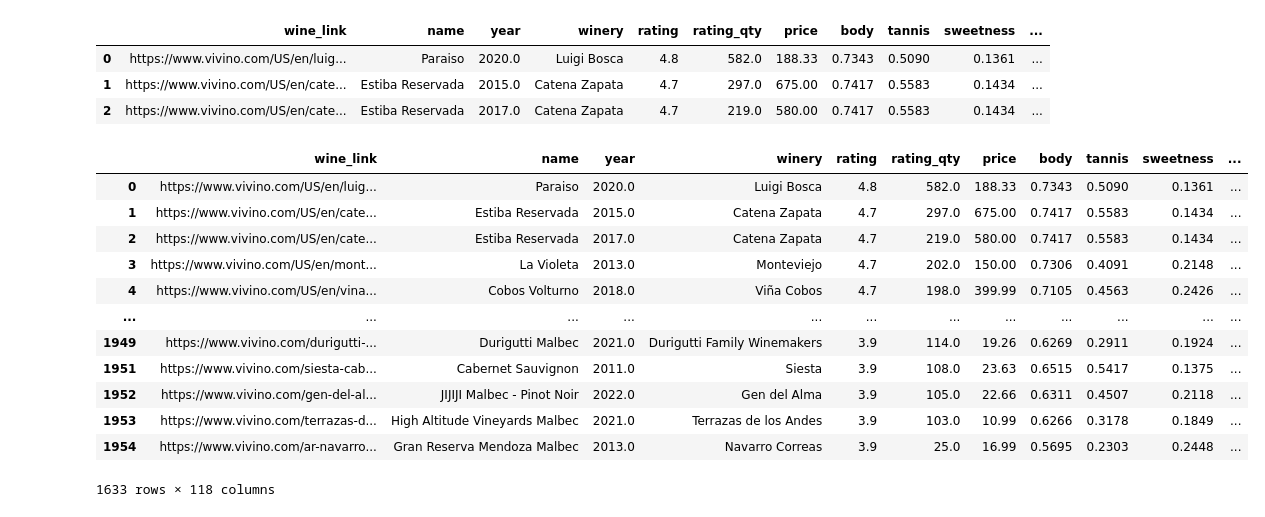
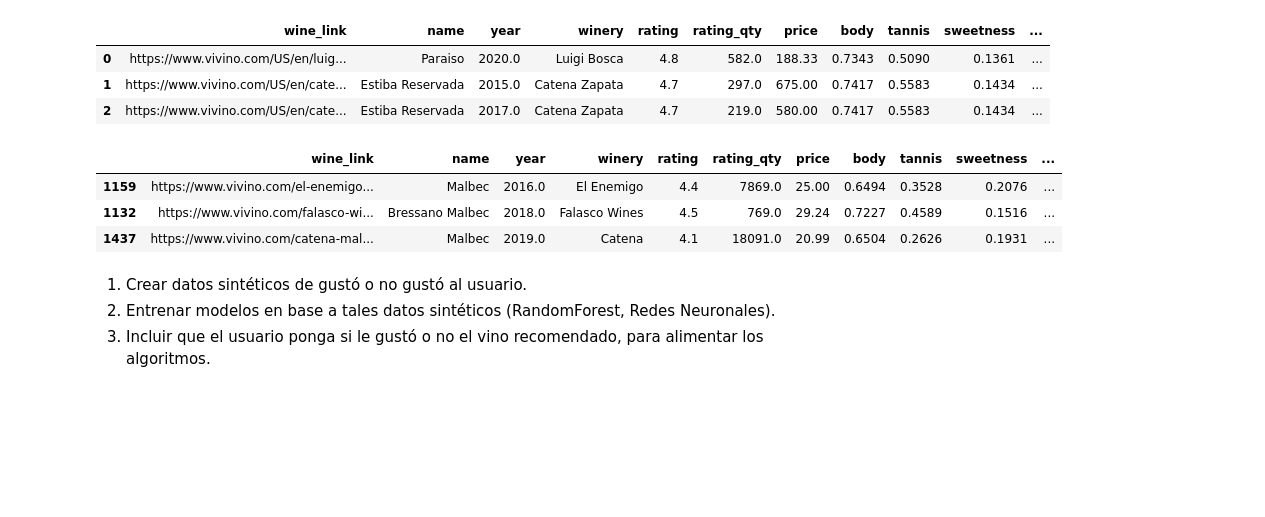
Before and after one commit to Tino27Gut/WineRecommendation, a Jupyter notebook: notebooks/models_draft.ipynb, the cells around one changed output. Drawn from its saved outputs; the diff is of its cells as text; code cells hidden in the pictures; blank space fills up the shorter version.

Commit message:
Termina el draft del modelo de recomendación propio

```diff
--- a/notebooks/models_draft.ipynb
+++ b/notebooks/models_draft.ipynb
@@ -27,45 +29,62 @@ wines.head(3)
 | 2 | https://www.vivino.com/US/en/cate... | Estiba Reservada | 2017.0 | Catena Zapata | 4.7 | 219.0 | 580.00 | 0.7417 | 0.5583 | 0.1434 | ... |
 # %%
 from scipy import stats
+from sklearn.metrics.pairwise import euclidean_distances
+from sklearn.preprocessing import MinMaxScaler
 
 wines_copy = wines.copy()
 
 user_input = {
-    "pairing_list": ["beef"],
+    "pairing_list": ["beef", "pasta"],
     "precio_min": 20,
     "precio_max": 100,
+    "tastes": {
+        "body": 0.1,
+        "tannis": 0.1,
+        "sweetness": 0.5,
+        "acidity": 0.1
+    }
 }
 
 # Filtro por pairings
 user_pairings = user_input["pairing_list"]
 wine_base = wines_copy[wines_copy[user_pairings].sum(axis=1)>0]
 
 # Filtro por precio
 wine_base = wine_base[wine_base["price"]>=user_input["precio_min"]]
 wine_base = wine_base[wine_base["price"]<=user_input["precio_max"]]
 
 # Zscore quality/price
-wines_copy['rating_zscore'] = stats.zscore(wines_copy["rating"])
-wines_copy['price_zscore'] = stats.zscore(wines_copy["price"])
-wines_copy["zscore_quality_price"] = wines_copy['rating_zscore'] - wines_copy['price_zscore']
+wine_base['rating_zscore'] = stats.zscore(wine_base["rating"])
+wine_base['price_zscore'] = stats.zscore(wine_base["price"])
+wine_base["zscore_quality_price"] = wine_base['rating_zscore'] - wine_base['price_zscore']
 
-# Wine Score Calculation: I'd rather scale the metrics with min-max scaler
+# User similarity (Euclidean Distances)
+scaler = MinMaxScaler()
+
+taste_features = ["body", "tannis", "sweetness", "acidity"]
+scaled_tastes = [taste + "_scld" for taste in taste_features]
+
+wine_base[scaled_tastes] = scaler.fit_transform(wine_base[taste_features])
+user_tastes = np.array(list(user_input["tastes"].values())).reshape(1,-1)
+distances = euclidean_distances(user_tastes, wine_base[scaled_tastes])[0]
+wine_base["user_similarity"] = 1 - (distances / distances.max())
+
+# Puntaje sintético del vino
 wine_base["wine_score"] = (
     0.5 * (wine_base["rating"] / 5) +
-    0.2 * (wine_base["zscore_quality_price"]/wine_base["zscore_quality_price"].max()) +
-    0.2 * (wine_base["rating_qty"])
+    0.3 * (wine_base["zscore_quality_price"] / wine_base["zscore_quality_price"].max()) +
+    0.2 * (wine_base["rating_qty"] / wine_base["rating_qty"].max()) +
+    0.1 * wine_base["user_similarity"]
 )
+
+wine_base.nlargest(3,"wine_score")
 # %% [output]
 |  | wine_link | name | year | winery | rating | rating_qty | price | body | tannis | sweetness | ... |
-| 0 | https://www.vivino.com/US/en/luig... | Paraiso | 2020.0 | Luigi Bosca | 4.8 | 582.0 | 188.33 | 0.7343 | 0.5090 | 0.1361 | ... |
-| 1 | https://www.vivino.com/US/en/cate... | Estiba Reservada | 2015.0 | Catena Zapata | 4.7 | 297.0 | 675.00 | 0.7417 | 0.5583 | 0.1434 | ... |
-| 2 | https://www.vivino.com/US/en/cate... | Estiba Reservada | 2017.0 | Catena Zapata | 4.7 | 219.0 | 580.00 | 0.7417 | 0.5583 | 0.1434 | ... |
-| 3 | https://www.vivino.com/US/en/mont... | La Violeta | 2013.0 | Monteviejo | 4.7 | 202.0 | 150.00 | 0.7306 | 0.4091 | 0.2148 | ... |
-| 4 | https://www.vivino.com/US/en/vina... | Cobos Volturno | 2018.0 | Viña Cobos | 4.7 | 198.0 | 399.99 | 0.7105 | 0.4563 | 0.2426 | ... |
-| ... | ... | ... | ... | ... | ... | ... | ... | ... | ... | ... | ... |
-| 1949 | https://www.vivino.com/durigutti-... | Durigutti Malbec | 2021.0 | Durigutti Family Winemakers | 3.9 | 114.0 | 19.26 | 0.6269 | 0.2911 | 0.1924 | ... |
-| 1951 | https://www.vivino.com/siesta-cab... | Cabernet Sauvignon | 2011.0 | Siesta | 3.9 | 108.0 | 23.63 | 0.6515 | 0.5417 | 0.1375 | ... |
-| 1952 | https://www.vivino.com/gen-del-al... | JIJIJI Malbec - Pinot Noir | 2022.0 | Gen del Alma | 3.9 | 105.0 | 22.66 | 0.6311 | 0.4507 | 0.2118 | ... |
-| 1953 | https://www.vivino.com/terrazas-d... | High Altitude Vineyards Malbec | 2021.0 | Terrazas de los Andes | 3.9 | 103.0 | 10.99 | 0.6266 | 0.3178 | 0.1849 | ... |
-| 1954 | https://www.vivino.com/ar-navarro... | Gran Reserva Mendoza Malbec | 2013.0 | Navarro Correas | 3.9 | 25.0 | 16.99 | 0.5695 | 0.2303 | 0.2448 | ... |
+| 1159 | https://www.vivino.com/el-enemigo... | Malbec | 2016.0 | El Enemigo | 4.4 | 7869.0 | 25.00 | 0.6494 | 0.3528 | 0.2076 | ... |
+| 1132 | https://www.vivino.com/falasco-wi... | Bressano Malbec | 2018.0 | Falasco Wines | 4.5 | 769.0 | 29.24 | 0.7227 | 0.4589 | 0.1516 | ... |
+| 1437 | https://www.vivino.com/catena-mal... | Malbec | 2019.0 | Catena | 4.1 | 18091.0 | 20.99 | 0.6504 | 0.2626 | 0.1931 | ... |
-1633 rows × 118 columns
+# %% [markdown]
+1. Crear datos sintéticos de gustó o no gustó al usuario.
+2. Entrenar modelos en base a tales datos sintéticos (RandomForest, Redes Neuronales).
+3. Incluir que el usuario ponga si le gustó o no el vino recomendado, para alimentar los algoritmos.
```
Also changed, not shown: parts of 2 cells of this notebook.
